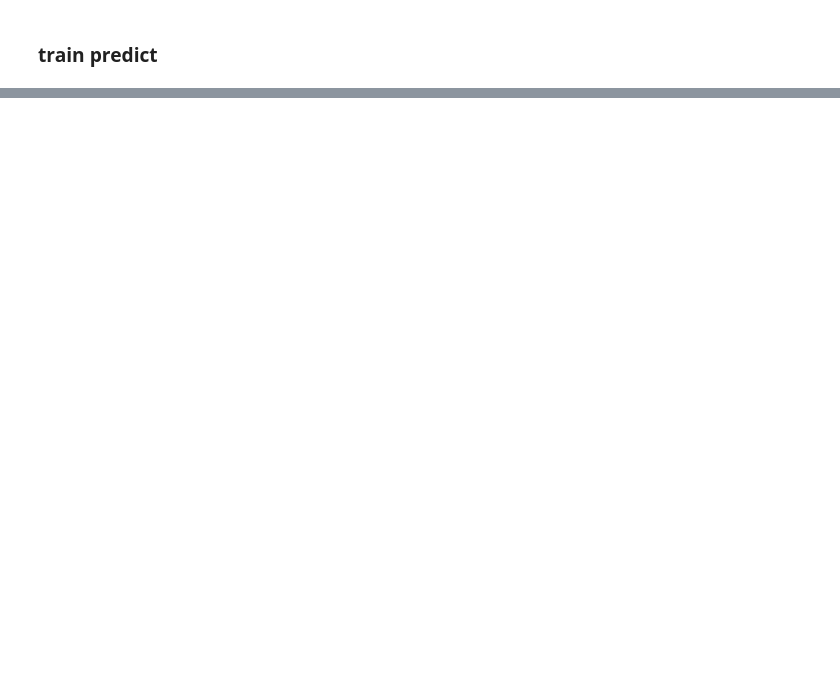
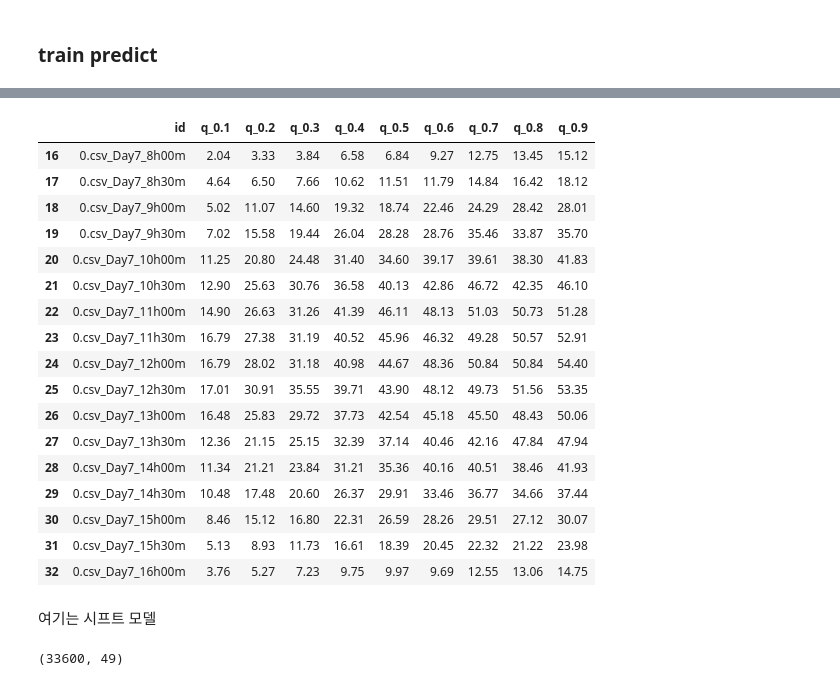
Before and after one commit to thinpig99/dacon-solarPanel, a Jupyter notebook: solarPanel_210112_sunAngle.ipynb, the cells around one changed output, grey strips where cells are left out. Drawn from its saved outputs; the diff is of its cells as text; code cells hidden in the pictures; blank space fills up the shorter version.

```diff
--- a/solarPanel_210112_sunAngle.ipynb
+++ b/solarPanel_210112_sunAngle.ipynb
@@ -529,0 +846,29 @@ def train_data(X_train, Y_train, X_valid, Y_valid, X_test):
+# %%
+# lag model 3 window decross model
+
+submission.loc[submission.id.str.contains("Day7"), "q_0.1":] = results_1.sort_index().values
+submission.loc[submission.id.str.contains("Day8"), "q_0.1":] = results_2.sort_index().values
+submission[16:33]
+
+#submission.to_csv('./submission/submission_210113-3_angle-nonshift.csv', index=False)
+# %% [output]
+|  | id | q_0.1 | q_0.2 | q_0.3 | q_0.4 | q_0.5 | q_0.6 | q_0.7 | q_0.8 | q_0.9 |
+| 16 | 0.csv_Day7_8h00m | 2.04 | 3.33 | 3.84 | 6.58 | 6.84 | 9.27 | 12.75 | 13.45 | 15.12 |
+| 17 | 0.csv_Day7_8h30m | 4.64 | 6.50 | 7.66 | 10.62 | 11.51 | 11.79 | 14.84 | 16.42 | 18.12 |
+| 18 | 0.csv_Day7_9h00m | 5.02 | 11.07 | 14.60 | 19.32 | 18.74 | 22.46 | 24.29 | 28.42 | 28.01 |
+| 19 | 0.csv_Day7_9h30m | 7.02 | 15.58 | 19.44 | 26.04 | 28.28 | 28.76 | 35.46 | 33.87 | 35.70 |
+| 20 | 0.csv_Day7_10h00m | 11.25 | 20.80 | 24.48 | 31.40 | 34.60 | 39.17 | 39.61 | 38.30 | 41.83 |
+| 21 | 0.csv_Day7_10h30m | 12.90 | 25.63 | 30.76 | 36.58 | 40.13 | 42.86 | 46.72 | 42.35 | 46.10 |
+| 22 | 0.csv_Day7_11h00m | 14.90 | 26.63 | 31.26 | 41.39 | 46.11 | 48.13 | 51.03 | 50.73 | 51.28 |
+| 23 | 0.csv_Day7_11h30m | 16.79 | 27.38 | 31.19 | 40.52 | 45.96 | 46.32 | 49.28 | 50.57 | 52.91 |
+| 24 | 0.csv_Day7_12h00m | 16.79 | 28.02 | 31.18 | 40.98 | 44.67 | 48.36 | 50.84 | 50.84 | 54.40 |
+| 25 | 0.csv_Day7_12h30m | 17.01 | 30.91 | 35.55 | 39.71 | 43.90 | 48.12 | 49.73 | 51.56 | 53.35 |
+| 26 | 0.csv_Day7_13h00m | 16.48 | 25.83 | 29.72 | 37.73 | 42.54 | 45.18 | 45.50 | 48.43 | 50.06 |
+| 27 | 0.csv_Day7_13h30m | 12.36 | 21.15 | 25.15 | 32.39 | 37.14 | 40.46 | 42.16 | 47.84 | 47.94 |
+| 28 | 0.csv_Day7_14h00m | 11.34 | 21.21 | 23.84 | 31.21 | 35.36 | 40.16 | 40.51 | 38.46 | 41.93 |
+| 29 | 0.csv_Day7_14h30m | 10.48 | 17.48 | 20.60 | 26.37 | 29.91 | 33.46 | 36.77 | 34.66 | 37.44 |
+| 30 | 0.csv_Day7_15h00m | 8.46 | 15.12 | 16.80 | 22.31 | 26.59 | 28.26 | 29.51 | 27.12 | 30.07 |
+| 31 | 0.csv_Day7_15h30m | 5.13 | 8.93 | 11.73 | 16.61 | 18.39 | 20.45 | 22.32 | 21.22 | 23.98 |
+| 32 | 0.csv_Day7_16h00m | 3.76 | 5.27 | 7.23 | 9.75 | 9.97 | 9.69 | 12.55 | 13.06 | 14.75 |
+# %% [markdown]
+여기는 시프트 모델
@@ -530,3 +892,7 @@ def train_data(X_train, Y_train, X_valid, Y_valid, X_test):
+# %%
+x_train, y_train_1, y_train_2, x_val, y_val_1, y_val_2 = make_train_test_val(X, val, X.columns[:-2])
+# %% [output]
+(33600, 49)
 # %%
 # Target1
 models_1, results_1 = train_data(x_train, y_train_1, x_val, y_val_1, X_test)
```
Also changed, not shown: parts of 30 cells of this notebook, 5 other files.
